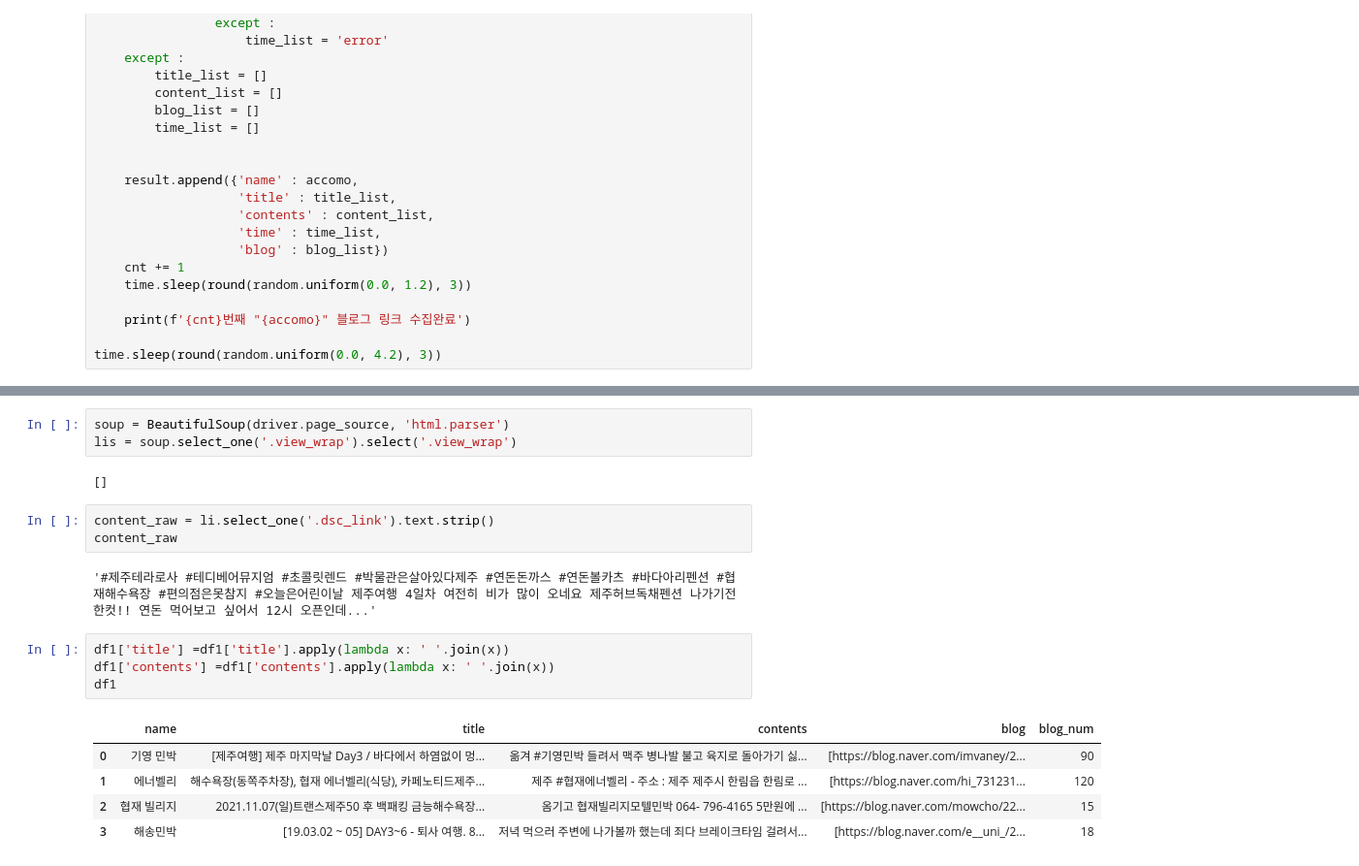
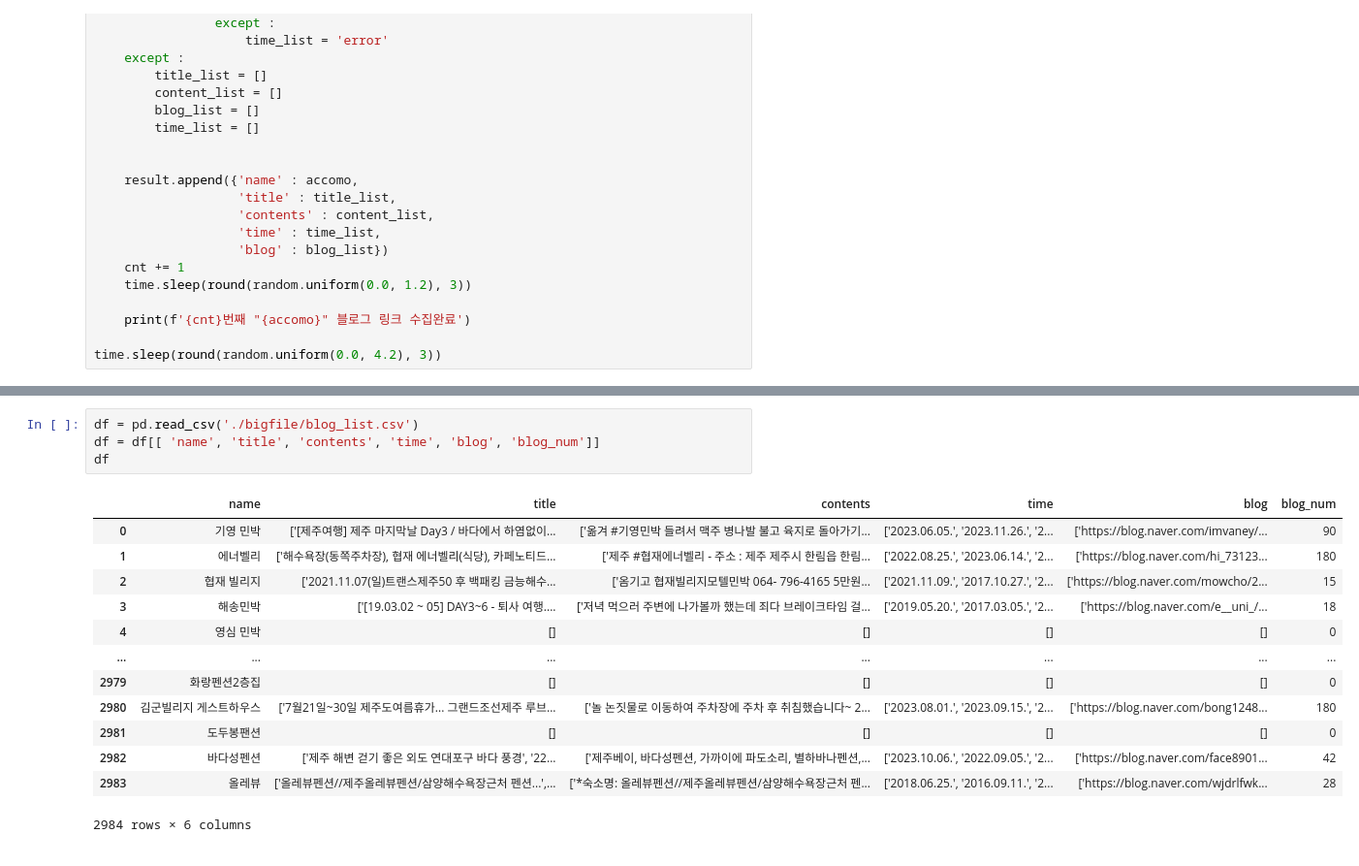
Before and after one commit to dothouse/practice, a Jupyter notebook: jeju_pensiony.ipynb, the cells around one changed output, grey strips where cells are left out. Shown at 97% size. Saved outputs shown, nothing was run; the diff lists cells and outputs as text.

```diff
--- a/jeju_pensiony.ipynb
+++ b/jeju_pensiony.ipynb
@@ -479,20 +203,18 @@ Stacktrace:
-# %%
-soup = BeautifulSoup(driver.page_source, 'html.parser')
-lis = soup.select_one('.view_wrap').select('.view_wrap')
-# %% [output]
-[]
-# %%
-content_raw = li.select_one('.dsc_link').text.strip()
-content_raw
-# %% [output]
-'#제주테라로사 #테디베어뮤지엄 #초콜릿렌드 #박물관은살아있다제주 #연돈돈까스 #연돈볼카츠 #바다아리펜션 #협재해수욕장 #편의점은못참지 #오늘은어린이날 제주여행 4일차 여전히 비가 많이 오네요 제주허브독채펜션 나가기전 한컷!! 연돈 먹어보고 싶어서 12시 오픈인데...'
-# %%
-df1['title'] =df1['title'].apply(lambda x: ' '.join(x))
-df1['contents'] =df1['contents'].apply(lambda x: ' '.join(x))
-df1
-# %% [output]
-|  | name | title | contents | blog | blog_num |
-| 0 | 기영 민박 | [제주여행] 제주 마지막날 Day3 / 바다에서 하염없이 멍... | 옮겨 #기영민박 들려서 맥주 병나발 불고 육지로 돌아가기 싫... | [https://blog.naver.com/imvaney/2... | 90 |
-| 1 | 에너벨리 | 해수욕장(동쪽주차장), 협재 에너벨리(식당), 카페노티드제주... | 제주 #협재에너벨리 - 주소 : 제주 제주시 한림읍 한림로 ... | [https://blog.naver.com/hi_731231... | 120 |
-| 2 | 협재 빌리지 | 2021.11.07(일)트랜스제주50 후 백패킹 금능해수욕장... | 옴기고 협재빌리지모텔민박 064- 796-4165 5만원에 ... | [https://blog.naver.com/mowcho/22... | 15 |
-| 3 | 해송민박 | [19.03.02 ~ 05] DAY3~6 - 퇴사 여행. 8... | 저녁 먹으러 주변에 나가볼까 했는데 죄다 브레이크타임 걸려서... | [https://blog.naver.com/e__uni_/2... | 18 |
+# %%
+df = pd.read_csv('./bigfile/blog_list.csv')
+df = df[[ 'name', 'title', 'contents', 'time', 'blog', 'blog_num']]
+df
+# %% [output]
+|  | name | title | contents | time | blog | blog_num |
+| 0 | 기영 민박 | ['[제주여행] 제주 마지막날 Day3 / 바다에서 하염없이... | ['옮겨 #기영민박 들려서 맥주 병나발 불고 육지로 돌아가기... | ['2023.06.05.', '2023.11.26.', '2... | ['https://blog.naver.com/imvaney/... | 90 |
+| 1 | 에너벨리 | ['해수욕장(동쪽주차장), 협재 에너벨리(식당), 카페노티드... | ['제주 #협재에너벨리 - 주소 : 제주 제주시 한림읍 한림... | ['2022.08.25.', '2023.06.14.', '2... | ['https://blog.naver.com/hi_73123... | 180 |
+| 2 | 협재 빌리지 | ['2021.11.07(일)트랜스제주50 후 백패킹 금능해수... | ['옴기고 협재빌리지모텔민박 064- 796-4165 5만원... | ['2021.11.09.', '2017.10.27.', '2... | ['https://blog.naver.com/mowcho/2... | 15 |
+| 3 | 해송민박 | ['[19.03.02 ~ 05] DAY3~6 - 퇴사 여행.... | ['저녁 먹으러 주변에 나가볼까 했는데 죄다 브레이크타임 걸... | ['2019.05.20.', '2017.03.05.', '2... | ['https://blog.naver.com/e__uni_/... | 18 |
+| 4 | 영심 민박 | [] | [] | [] | [] | 0 |
+| ... | ... | ... | ... | ... | ... | ... |
+| 2979 | 화랑펜션2층집 | [] | [] | [] | [] | 0 |
+| 2980 | 김군빌리지 게스트하우스 | ['7월21일~30일 제주도여름휴가... 그랜드조선제주 루브... | ['놀 논짓물로 이동하여 주차장에 주차 후 취침했습니다~ 2... | ['2023.08.01.', '2023.09.15.', '2... | ['https://blog.naver.com/bong1248... | 180 |
+| 2981 | 도두봉팬션 | [] | [] | [] | [] | 0 |
+| 2982 | 바다성펜션 | ['제주 해변 걷기 좋은 외도 연대포구 바다 풍경', '22... | ['제주베이, 바다성펜션, 가까이에 파도소리, 별하바나펜션,... | ['2023.10.06.', '2022.09.05.', '2... | ['https://blog.naver.com/face8901... | 42 |
+| 2983 | 올레뷰 | ['올레뷰펜션//제주올레뷰펜션/삼양해수욕장근처 펜션...',... | ['*숙소명: 올레뷰펜션//제주올레뷰펜션/삼양해수욕장근처 펜... | ['2018.06.25.', '2016.09.11.', '2... | ['https://blog.naver.com/wjdrlfwk... | 28 |
+2984 rows × 6 columns
```
Also changed, not shown: parts of 23 cells of this notebook, 4 other files.
